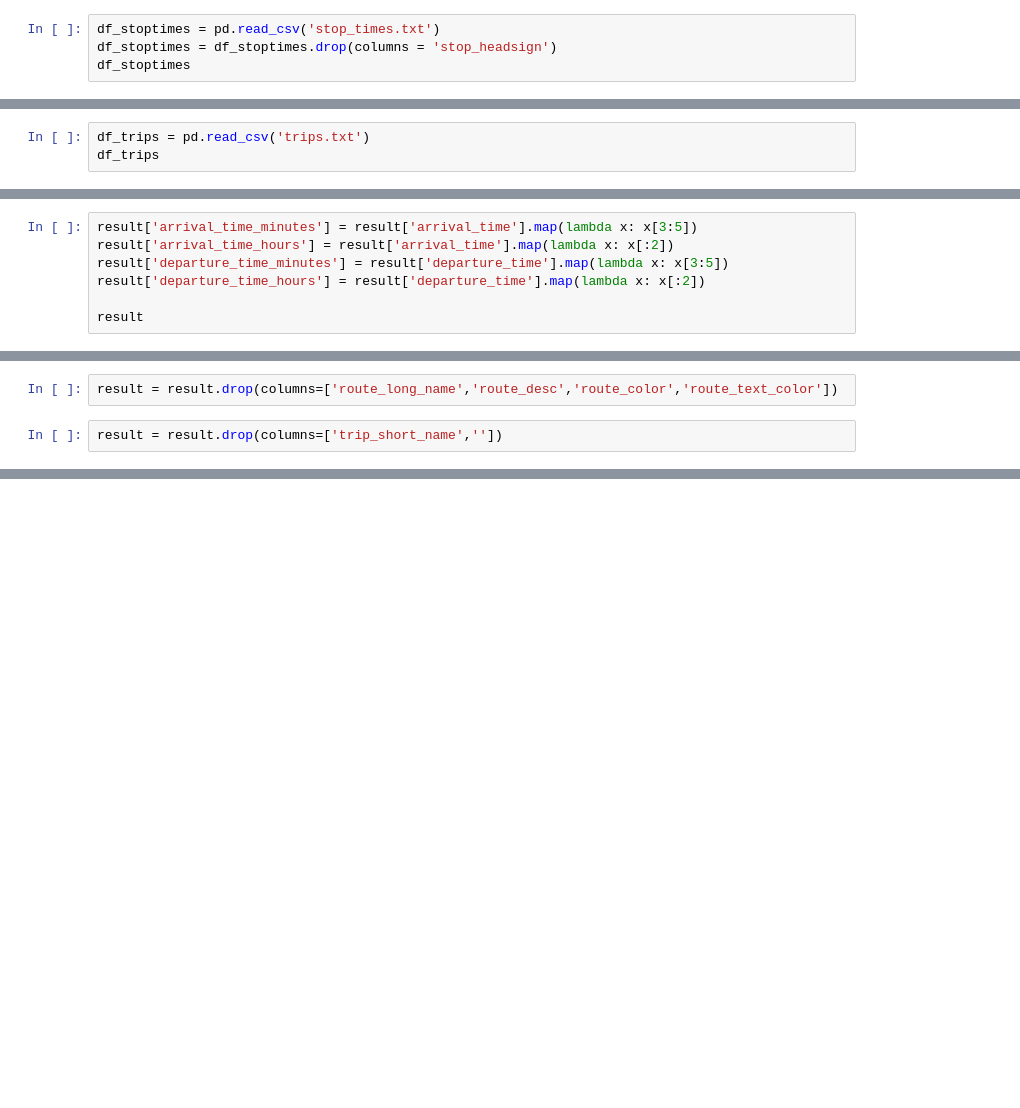
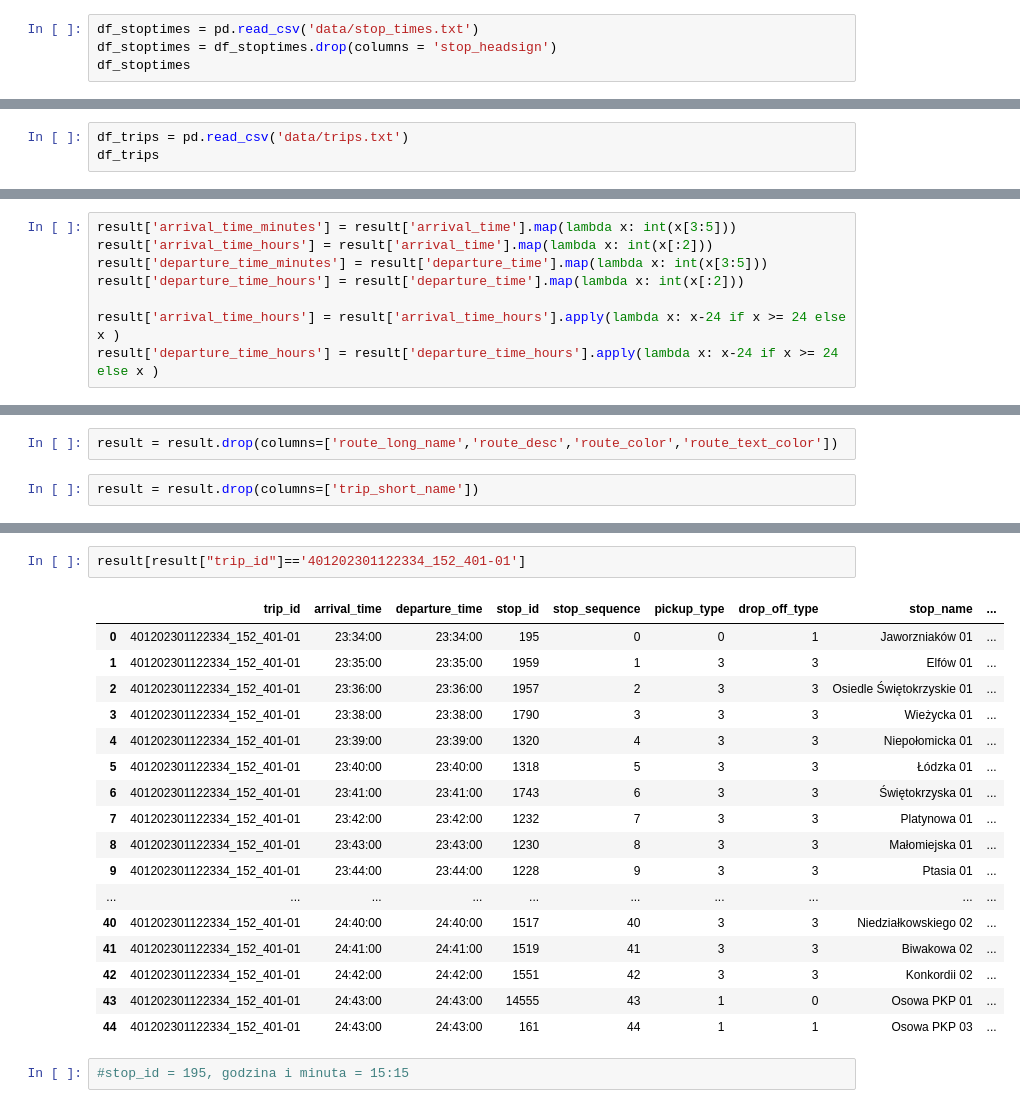
Before and after one commit to Mazurel/PG-Hackaton-2023, a Jupyter notebook: solution/stoptimes2.ipynb, the cells around one changed output, grey strips where cells are left out. Cells and saved outputs as stored; diff of their text form; blank space fills up the shorter version.

```diff
--- a/solution/stoptimes2.ipynb
+++ b/solution/stoptimes2.ipynb
@@ -28,7 +29,7 @@ df_routes['route_type'].value_counts()
 900    10
 Name: route_type, dtype: int64
 # %%
-df_stoptimes = pd.read_csv('stop_times.txt')
+df_stoptimes = pd.read_csv('data/stop_times.txt')
 df_stoptimes = df_stoptimes.drop(columns = 'stop_headsign')
 df_stoptimes
 # %% [output]
@@ -46,7 +47,7 @@ df_stoptimes
 | 2051290 | 405202301260000_12_405-53 | 24:22:00 | 24:22:00 | 1020 | 14 | 1 | 0 |
 2051291 rows × 7 columns
 # %%
-df_trips = pd.read_csv('trips.txt')
+df_trips = pd.read_csv('data/trips.txt')
 df_trips
 # %% [output]
 |  | route_id | service_id | trip_id | trip_headsign | trip_short_name | direction_id | shape_id | ... |
@@ -121,9 +122,10 @@ result[result['arrival_time'] != result['departure_time']]
 | 2018532 | 126202301260527_31_126-04 | 05:56:00 | 05:58:00 | 14428 | 24 | 0 | 0 | Banino Borowiecka 02 | ... |
 1251 rows × 11 columns
 # %%
-result['arrival_time_minutes'] = result['arrival_time'].map(lambda x: x[3:5])
-result['arrival_time_hours'] = result['arrival_time'].map(lambda x: x[:2])
-result['departure_time_minutes'] = result['departure_time'].map(lambda x: x[3:5])
-result['departure_time_hours'] = result['departure_time'].map(lambda x: x[:2])
+result['arrival_time_minutes'] = result['arrival_time'].map(lambda x: int(x[3:5]))
+result['arrival_time_hours'] = result['arrival_time'].map(lambda x: int(x[:2]))
+result['departure_time_minutes'] = result['departure_time'].map(lambda x: int(x[3:5]))
+result['departure_time_hours'] = result['departure_time'].map(lambda x: int(x[:2]))
 
-result
+result['arrival_time_hours'] = result['arrival_time_hours'].apply(lambda x: x-24 if x >= 24 else x )
+result['departure_time_hours'] = result['departure_time_hours'].apply(lambda x: x-24 if x >= 24 else x )
@@ -195,7 +183,7 @@ result
 # %%
 result = result.drop(columns=['route_long_name','route_desc','route_color','route_text_color'])
 # %%
-result = result.drop(columns=['trip_short_name',''])
+result = result.drop(columns=['trip_short_name'])
 # %%
 result.columns
 # %% [output]
@@ -225,0 +213,22 @@ result
+# %%
+result[result["trip_id"]=='401202301122334_152_401-01']
+# %% [output]
+|  | trip_id | arrival_time | departure_time | stop_id | stop_sequence | pickup_type | drop_off_type | stop_name | ... |
+| 0 | 401202301122334_152_401-01 | 23:34:00 | 23:34:00 | 195 | 0 | 0 | 1 | Jaworzniaków 01 | ... |
+| 1 | 401202301122334_152_401-01 | 23:35:00 | 23:35:00 | 1959 | 1 | 3 | 3 | Elfów 01 | ... |
+| 2 | 401202301122334_152_401-01 | 23:36:00 | 23:36:00 | 1957 | 2 | 3 | 3 | Osiedle Świętokrzyskie 01 | ... |
+| 3 | 401202301122334_152_401-01 | 23:38:00 | 23:38:00 | 1790 | 3 | 3 | 3 | Wieżycka 01 | ... |
+| 4 | 401202301122334_152_401-01 | 23:39:00 | 23:39:00 | 1320 | 4 | 3 | 3 | Niepołomicka 01 | ... |
+| 5 | 401202301122334_152_401-01 | 23:40:00 | 23:40:00 | 1318 | 5 | 3 | 3 | Łódzka 01 | ... |
+| 6 | 401202301122334_152_401-01 | 23:41:00 | 23:41:00 | 1743 | 6 | 3 | 3 | Świętokrzyska 01 | ... |
+| 7 | 401202301122334_152_401-01 | 23:42:00 | 23:42:00 | 1232 | 7 | 3 | 3 | Platynowa 01 | ... |
+| 8 | 401202301122334_152_401-01 | 23:43:00 | 23:43:00 | 1230 | 8 | 3 | 3 | Małomiejska 01 | ... |
+| 9 | 401202301122334_152_401-01 | 23:44:00 | 23:44:00 | 1228 | 9 | 3 | 3 | Ptasia 01 | ... |
+| ... | ... | ... | ... | ... | ... | ... | ... | ... | ... |
+| 40 | 401202301122334_152_401-01 | 24:40:00 | 24:40:00 | 1517 | 40 | 3 | 3 | Niedziałkowskiego 02 | ... |
+| 41 | 401202301122334_152_401-01 | 24:41:00 | 24:41:00 | 1519 | 41 | 3 | 3 | Biwakowa 02 | ... |
+| 42 | 401202301122334_152_401-01 | 24:42:00 | 24:42:00 | 1551 | 42 | 3 | 3 | Konkordii 02 | ... |
+| 43 | 401202301122334_152_401-01 | 24:43:00 | 24:43:00 | 14555 | 43 | 1 | 0 | Osowa PKP 01 | ... |
+| 44 | 401202301122334_152_401-01 | 24:43:00 | 24:43:00 | 161 | 44 | 1 | 1 | Osowa PKP 03 | ... |
+# %%
+#stop_id = 195, godzina i minuta = 15:15
```
Also changed, not shown: parts of 17 cells of this notebook.
